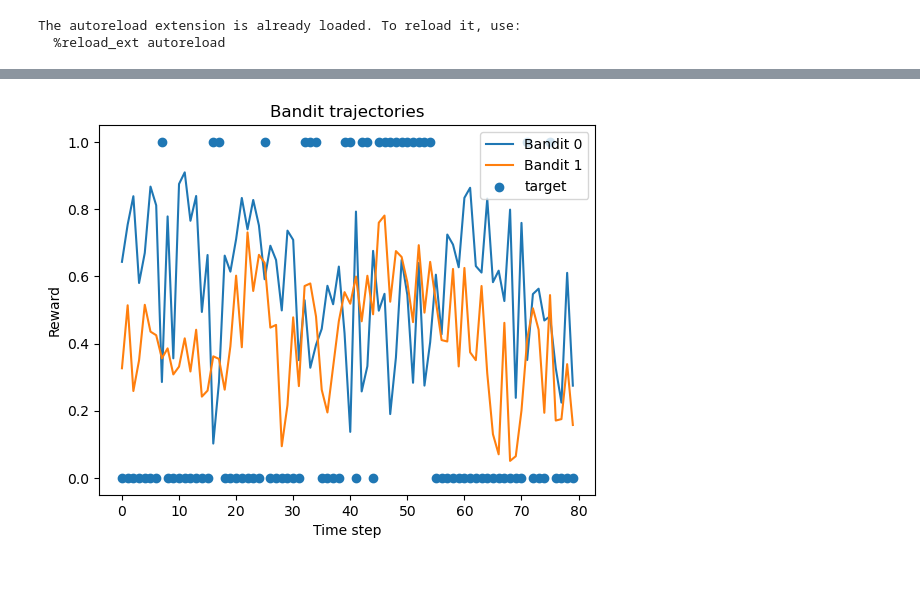
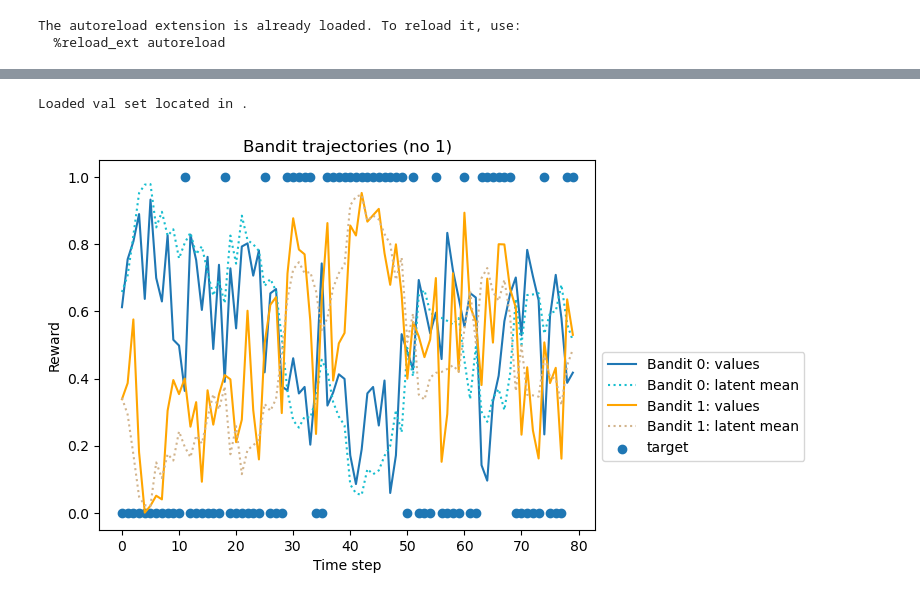
Before and after one commit to atrudel/social_bandit, a Jupyter notebook: visualization.ipynb, the cells around one changed output, grey strips where cells are left out. Saved outputs shown, nothing was run; the diff lists cells and outputs as text; code cells hidden in the pictures.

Commit message:
Save means in dataset and visualize

```diff
--- a/visualization.ipynb
+++ b/visualization.ipynb
@@ -12,4 +16,6 @@ data = BanditDataset('train.npy')
 # %%
-data.plot(3)
+val_data = BanditDataset('val')
+val_data.plot(1)
 # %% [output]
+Loaded val set located in .
-[figure, old version]
+[figure, new version]
```
Also changed, not shown: parts of 4 cells of this notebook, 7 other files.
